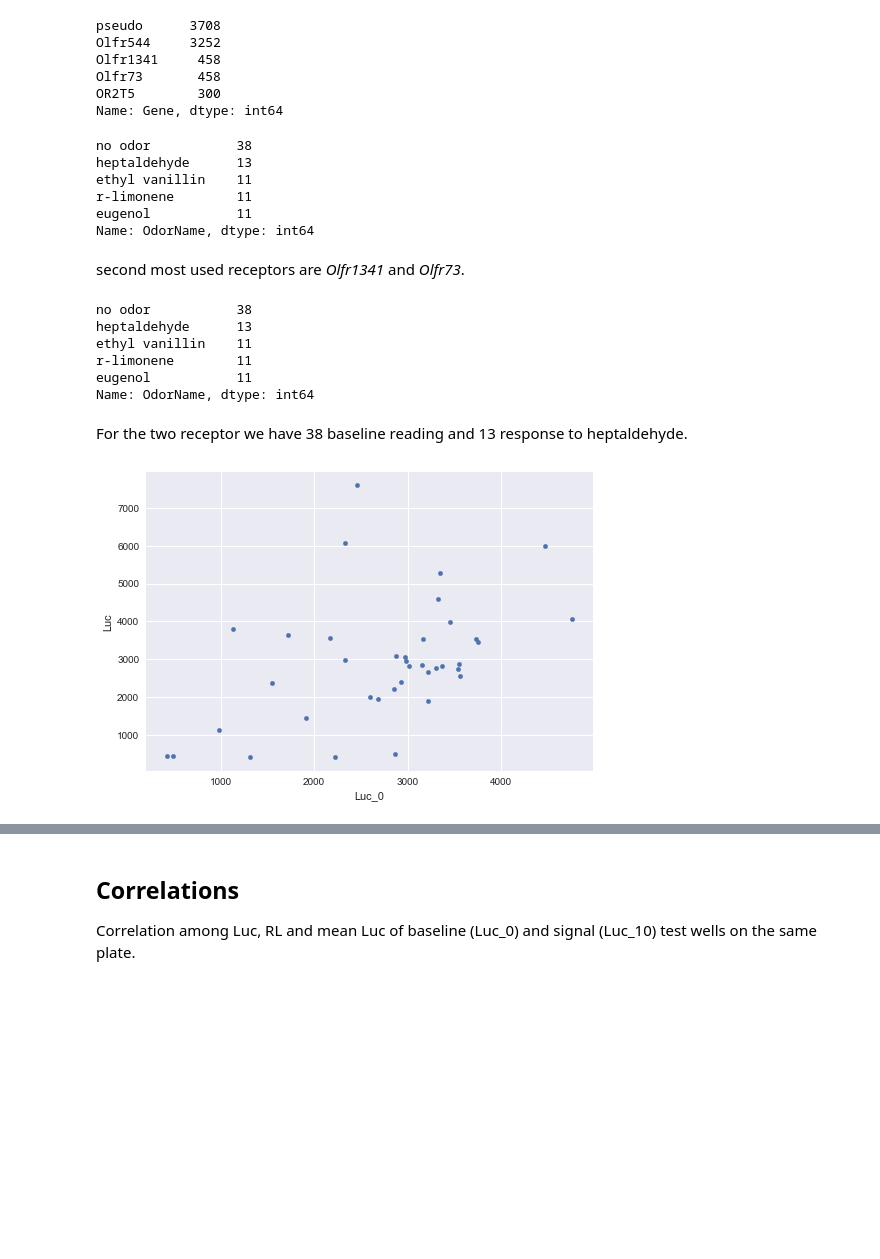
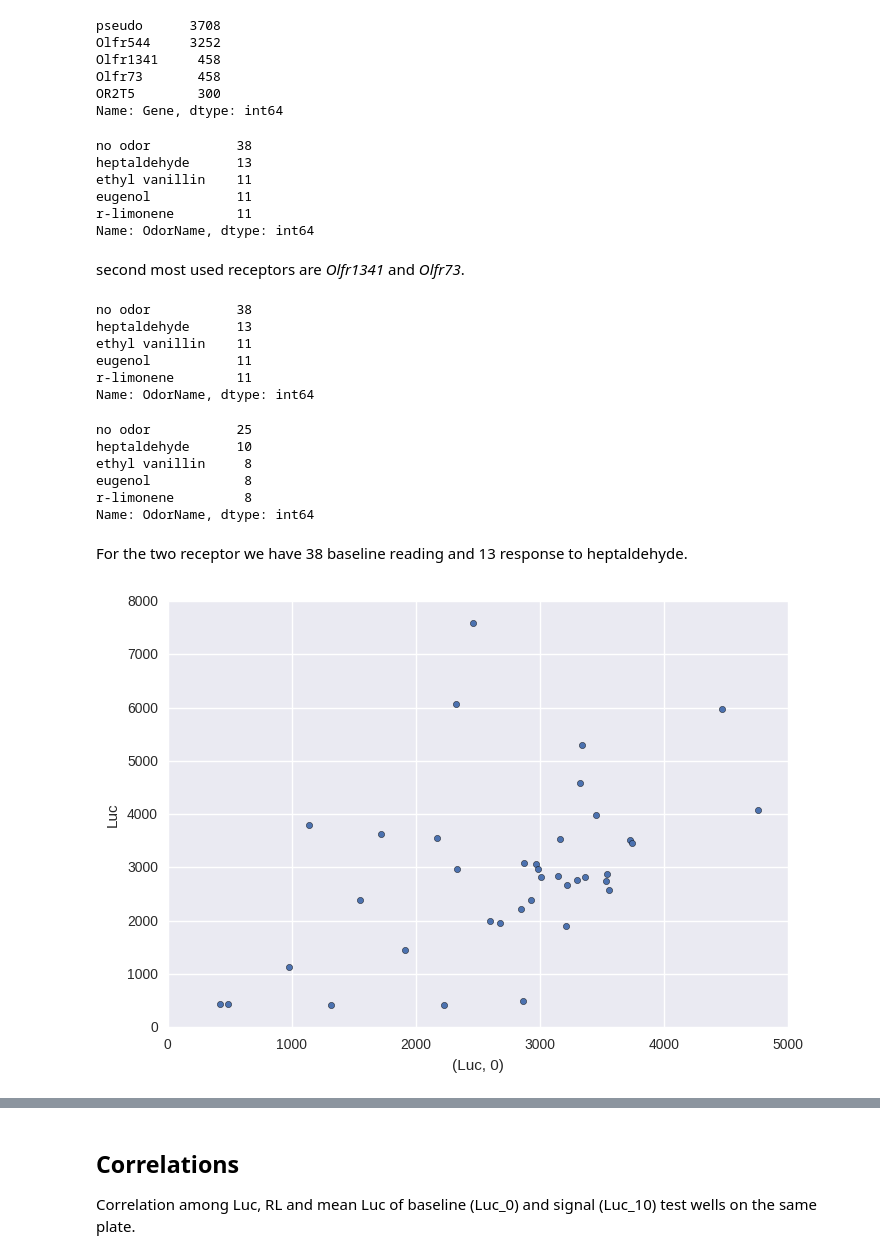
Before and after one commit to hamed/HumanOlfaction, a Jupyter notebook: src/normalizing.ipynb, the cells around one changed output, grey strips where cells are left out. Saved outputs shown, nothing was run; the diff lists cells and outputs as text; code cells hidden in the pictures; blank space fills up the shorter version.

```diff
--- a/src/normalizing.ipynb
+++ b/src/normalizing.ipynb
@@ -175,9 +175,6 @@ primary = primary.join(tmp, on=['Date','Plate'])
 
 primary['Luc_0'] = primary[('Luc',0)]
 primary['Luc_10'] = primary[('Luc',10)]
-primary.drop([('Luc',0), ('Luc',10)], axis=1, inplace=True)
-
-primary.to_csv('../data/primary_cleaned.csv', index=False)
 # %%
 tmp.head()
 # %% [output]
@@ -206,8 +203,8 @@ primary[primary.Gene == 'Olfr1341'].OdorName.value_counts().head()
 no odor           38
 heptaldehyde      13
 ethyl vanillin    11
+eugenol           11
 r-limonene        11
-eugenol           11
 Name: OdorName, dtype: int64
 # %% [markdown]
 second most used receptors are *Olfr1341* and *Olfr73*.
@@ -217,13 +214,22 @@ primary[primary.Gene == 'Olfr73'].OdorName.value_counts().head()
 no odor           38
 heptaldehyde      13
 ethyl vanillin    11
+eugenol           11
 r-limonene        11
-eugenol           11
 Name: OdorName, dtype: int64
+# %%
+primary[primary.Gene == 'OR2T5'].OdorName.value_counts().head()
+# %% [output]
+no odor           25
+heptaldehyde      10
+ethyl vanillin     8
+eugenol            8
+r-limonene         8
+Name: OdorName, dtype: int64
 # %% [markdown]
 For the two receptor we have 38 baseline reading and 13 response to heptaldehyde.
 # %%
-primary[(primary.OdorName == 'no odor') & (primary.Gene == 'Olfr1341') & (~primary.has_c_1)].plot(kind='scatter', x='Luc_0', y='Luc');
+primary[(primary.OdorName == 'no odor') & (primary.Gene == 'Olfr1341') & (~primary.has_c_1)].plot(kind='scatter', x=('Luc',0), y='Luc');
 # %% [output]
-[figure, old version]
+[figure, new version]
 # %%
```
Also changed, not shown: parts of 12 cells of this notebook, 1 other file.
